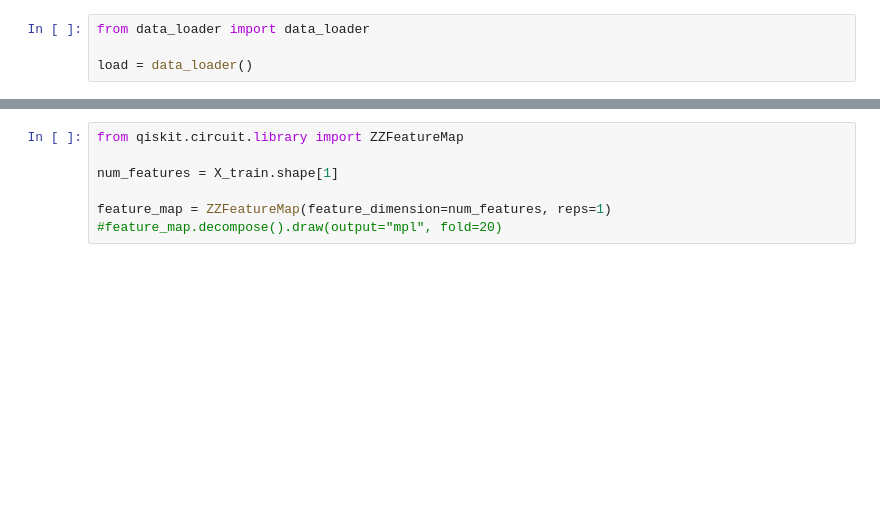
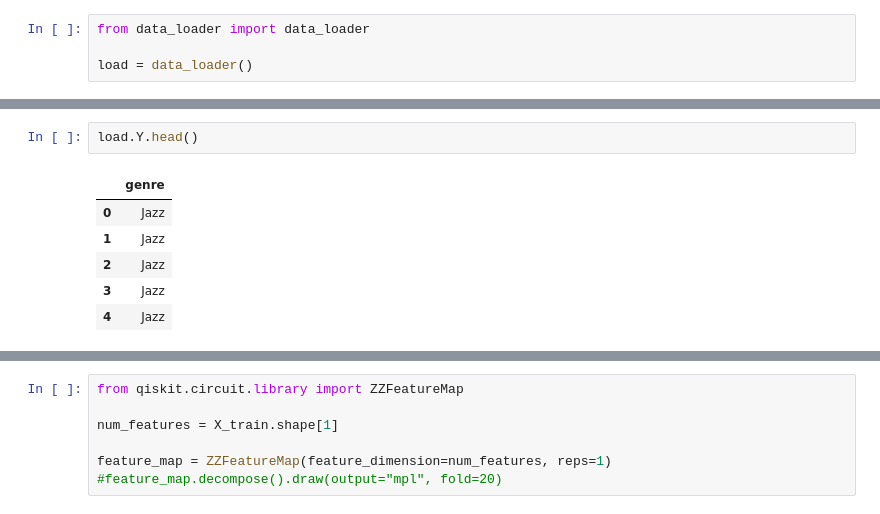
Before and after one commit to Han-19/Intro2QuantumComp, a Jupyter notebook: docs/Chapter4.ipynb, the cells around one changed output, grey strips where cells are left out. Cells and saved outputs as stored; diff of their text form; blank space fills up the shorter version.

```diff
--- a/docs/Chapter4.ipynb
+++ b/docs/Chapter4.ipynb
@@ -28,3 +26,12 @@ load.X.head()
+# %%
+load.Y.head()
+# %% [output]
+|  | genre |
+| 0 | Jazz |
+| 1 | Jazz |
+| 2 | Jazz |
+| 3 | Jazz |
+| 4 | Jazz |
 # %%
 genre = (load.Y['genre'].unique())
 genre.sort()
```
Also changed, not shown: parts of 19 cells of this notebook, 8 other files.
